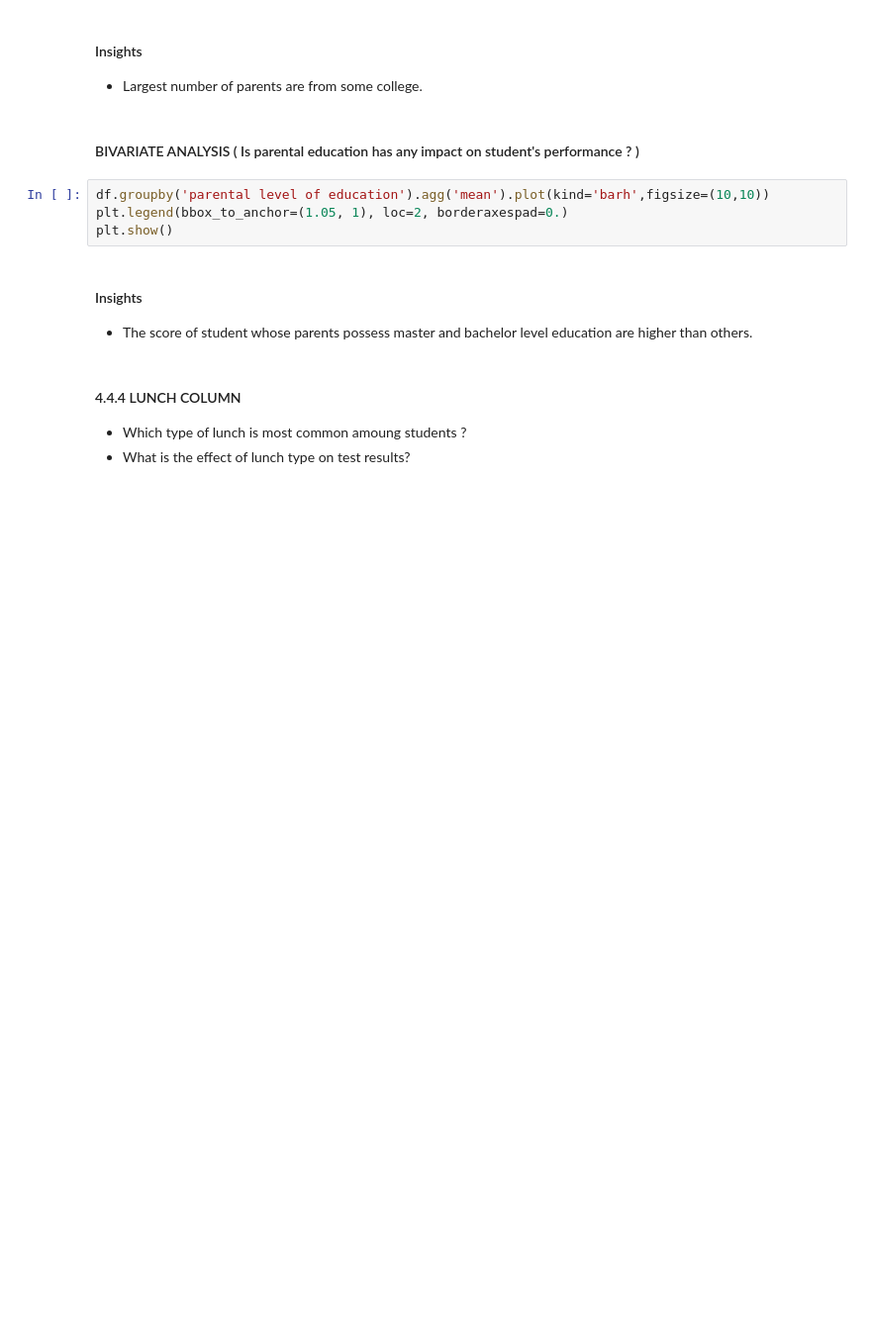
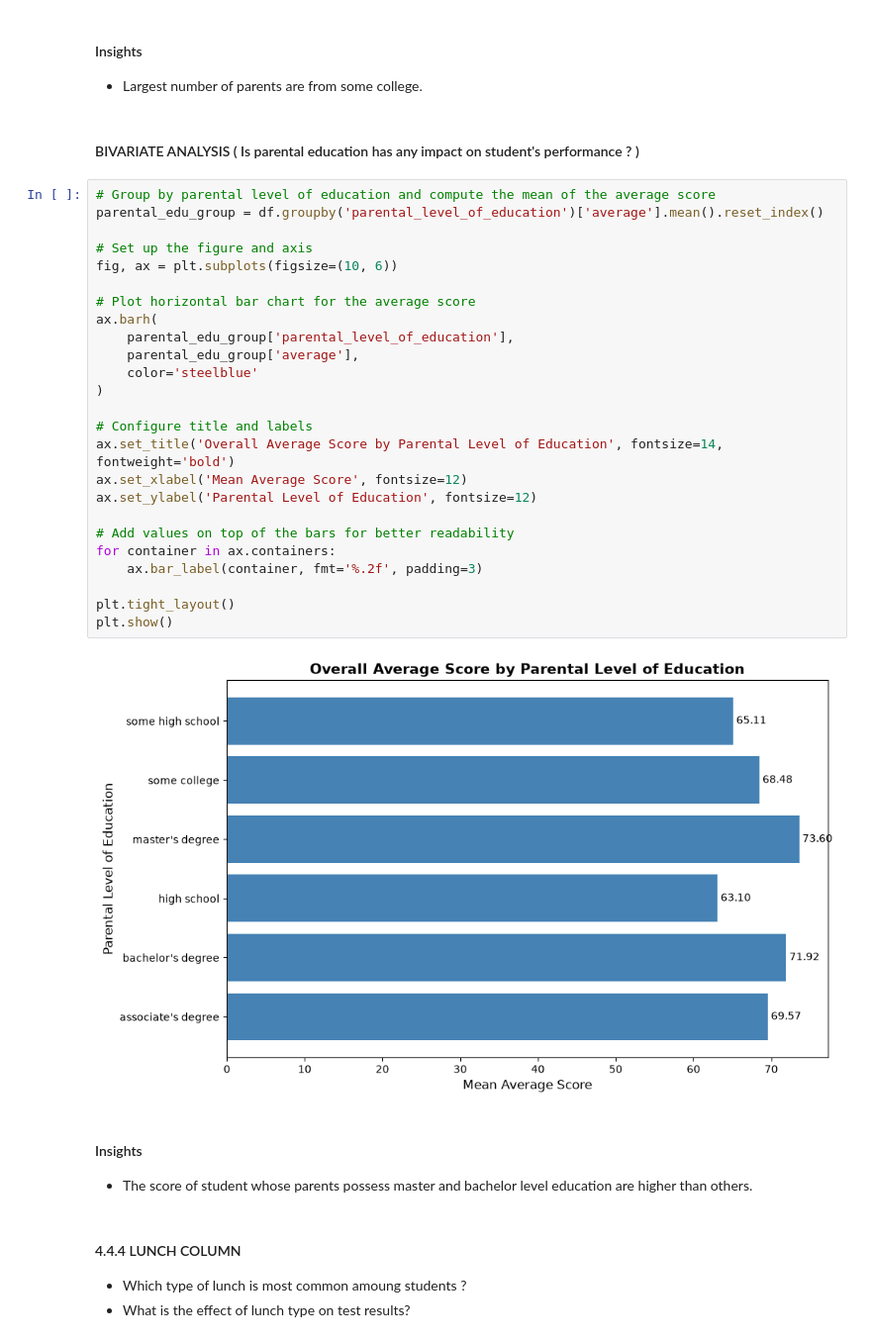
Before and after one commit to fiorellatrigo/mlproject, a Jupyter notebook: notebook/1 . EDA STUDENT PERFORMANCE .ipynb, the cells around one changed output. Shown at 99% size. Cells and saved outputs as stored; diff of their text form; blank space fills up the shorter version.

```diff
--- a/notebook/1 . EDA STUDENT PERFORMANCE .ipynb
+++ b/notebook/1 . EDA STUDENT PERFORMANCE .ipynb
@@ -622,9 +628,32 @@ plt.show()
 # %% [markdown]
 #### BIVARIATE ANALYSIS ( Is parental education has any impact on student's performance ? )
 # %%
-df.groupby('parental level of education').agg('mean').plot(kind='barh',figsize=(10,10))
-plt.legend(bbox_to_anchor=(1.05, 1), loc=2, borderaxespad=0.)
+# Group by parental level of education and compute the mean of the average score
+parental_edu_group = df.groupby('parental_level_of_education')['average'].mean().reset_index()
+
+# Set up the figure and axis
+fig, ax = plt.subplots(figsize=(10, 6))
+
+# Plot horizontal bar chart for the average score
+ax.barh(
+    parental_edu_group['parental_level_of_education'],
+    parental_edu_group['average'],
+    color='steelblue'
+)
+
+# Configure title and labels
+ax.set_title('Overall Average Score by Parental Level of Education', fontsize=14, fontweight='bold')
+ax.set_xlabel('Mean Average Score', fontsize=12)
+ax.set_ylabel('Parental Level of Education', fontsize=12)
+
+# Add values on top of the bars for better readability
+for container in ax.containers:
+    ax.bar_label(container, fmt='%.2f', padding=3)
+
+plt.tight_layout()
 plt.show()
+# %% [output]
+[figure, added]
 # %% [markdown]
 #### Insights
 - The score of student whose parents possess master and bachelor level education are higher than others.
```
Also changed, not shown: parts of 53 cells of this notebook, 7 other files.
